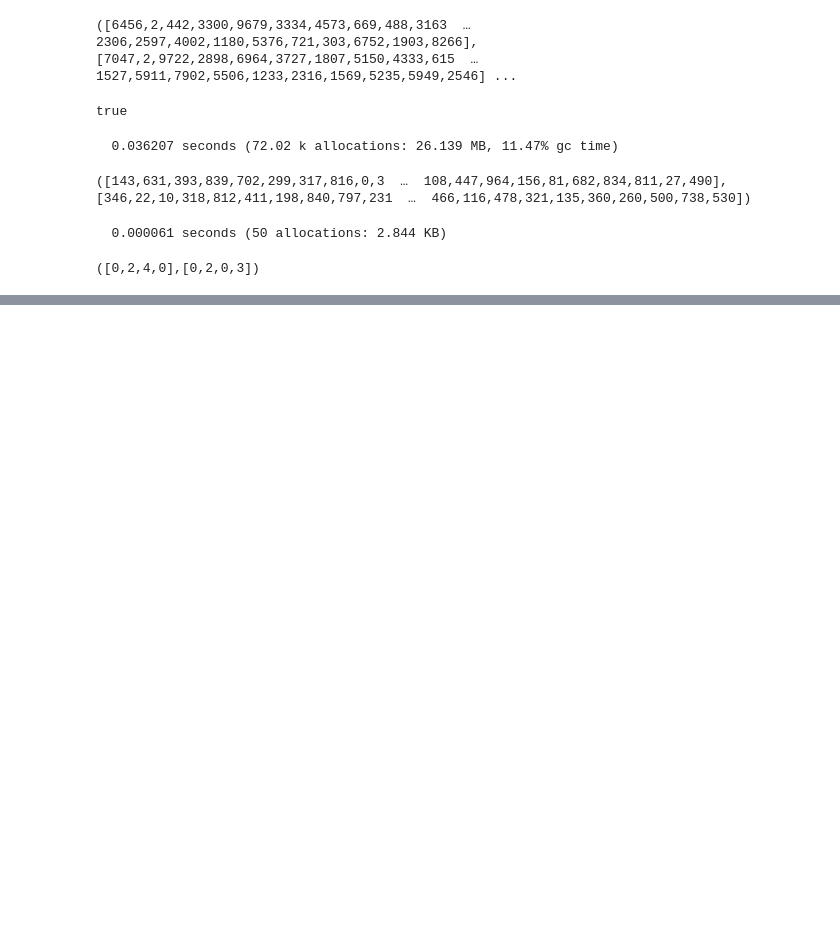
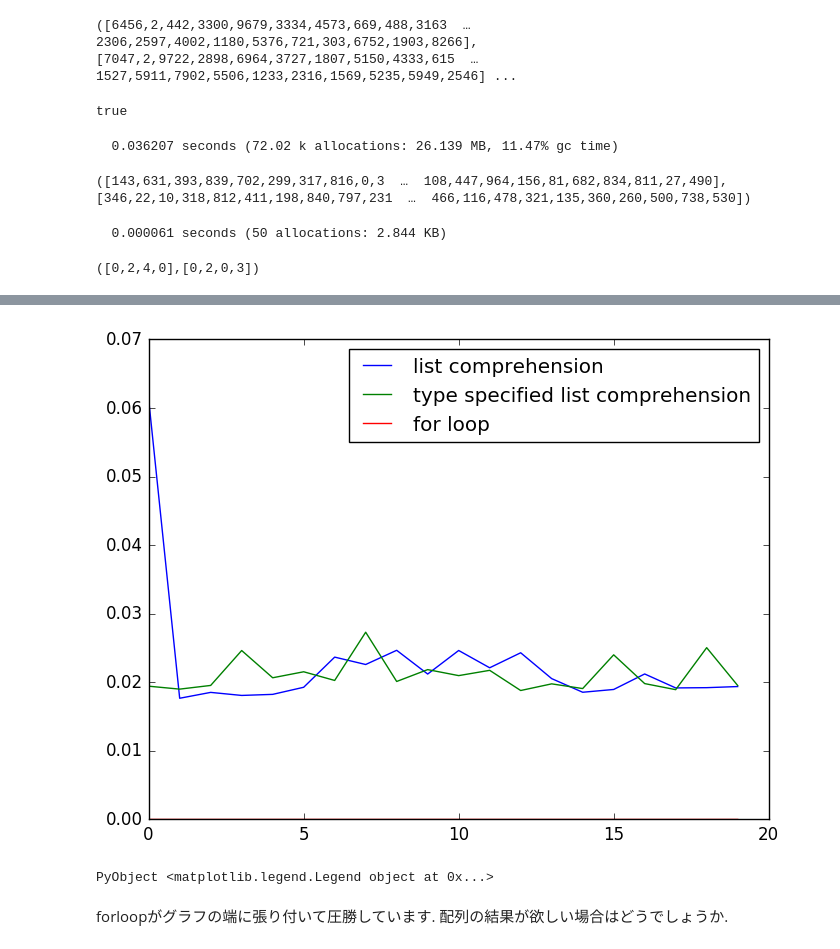
Before and after one commit to nswa17/DA.jl, a Jupyter notebook: DA.ipynb, the cells around one changed output, grey strips where cells are left out. Saved outputs shown, nothing was run; the diff lists cells and outputs as text; code cells hidden in the pictures; blank space fills up the shorter version.

```diff
--- a/DA.ipynb
+++ b/DA.ipynb
@@ -1601,0 +2299,70 @@ print()
+# %%
+ss2 = map(x -> parse(Float64, x), get_seconds("0.061237 seconds (2 allocations: 76.294 MB)
+  0.017674 seconds (2 allocations: 76.294 MB)
+  0.018529 seconds (2 allocations: 76.294 MB)
+  0.018085 seconds (2 allocations: 76.294 MB)
+  0.018240 seconds (2 allocations: 76.294 MB)
+  0.019275 seconds (2 allocations: 76.294 MB)
+  0.023673 seconds (2 allocations: 76.294 MB)
+  0.022596 seconds (2 allocations: 76.294 MB)
+  0.024667 seconds (2 allocations: 76.294 MB)
+  0.021204 seconds (2 allocations: 76.294 MB)
+  0.024639 seconds (2 allocations: 76.294 MB)
+  0.022118 seconds (2 allocations: 76.294 MB)
+  0.024306 seconds (2 allocations: 76.294 MB)
+  0.020537 seconds (2 allocations: 76.294 MB)
+  0.018549 seconds (2 allocations: 76.294 MB)
+  0.018955 seconds (2 allocations: 76.294 MB)
+  0.021216 seconds (2 allocations: 76.294 MB)
+  0.019180 seconds (2 allocations: 76.294 MB)
+  0.019217 seconds (2 allocations: 76.294 MB)
+  0.019380 seconds (2 allocations: 76.294 MB)
+  0.019432 seconds (2 allocations: 76.294 MB)
+  0.019005 seconds (2 allocations: 76.294 MB)
+  0.019543 seconds (2 allocations: 76.294 MB)
+  0.024634 seconds (2 allocations: 76.294 MB)
+  0.020661 seconds (2 allocations: 76.294 MB)
+  0.021535 seconds (2 allocations: 76.294 MB)
+  0.020270 seconds (2 allocations: 76.294 MB)
+  0.027304 seconds (2 allocations: 76.294 MB)
+  0.020120 seconds (2 allocations: 76.294 MB)
+  0.021851 seconds (2 allocations: 76.294 MB)
+  0.020975 seconds (2 allocations: 76.294 MB)
+  0.021745 seconds (2 allocations: 76.294 MB)
+  0.018803 seconds (2 allocations: 76.294 MB)
+  0.019773 seconds (2 allocations: 76.294 MB)
+  0.019087 seconds (2 allocations: 76.294 MB)
+  0.024007 seconds (2 allocations: 76.294 MB)
+  0.019811 seconds (2 allocations: 76.294 MB)
+  0.018926 seconds (2 allocations: 76.294 MB)
+  0.025049 seconds (2 allocations: 76.294 MB)
+  0.019534 seconds (2 allocations: 76.294 MB)
+  0.000003 seconds
+  0.000001 seconds
+  0.000001 seconds
+  0.000001 seconds
+  0.000001 seconds
+  0.000001 seconds
+  0.000002 seconds
+  0.000001 seconds
+  0.000001 seconds
+  0.000002 seconds
+  0.000001 seconds
+  0.000001 seconds
+  0.000001 seconds
+  0.000000 seconds
+  0.000000 seconds
+  0.000001 seconds
+  0.000000 seconds
+  0.000000 seconds
+  0.000000 seconds
+  0.000001 seconds"))
+plot(ss2[1:20], label="list comprehension")
+plot(ss2[21:40], label="type specified list comprehension")
+plot(ss2[41:60], label="for loop")
+legend()
+# %% [output]
+[figure, added]
+PyObject <matplotlib.legend.Legend object at 0x...>
+# %% [markdown]
+forloopがグラフの端に張り付いて圧勝しています. 配列の結果が欲しい場合はどうでしょうか.
```
Also changed, not shown: parts of 38 cells of this notebook.
